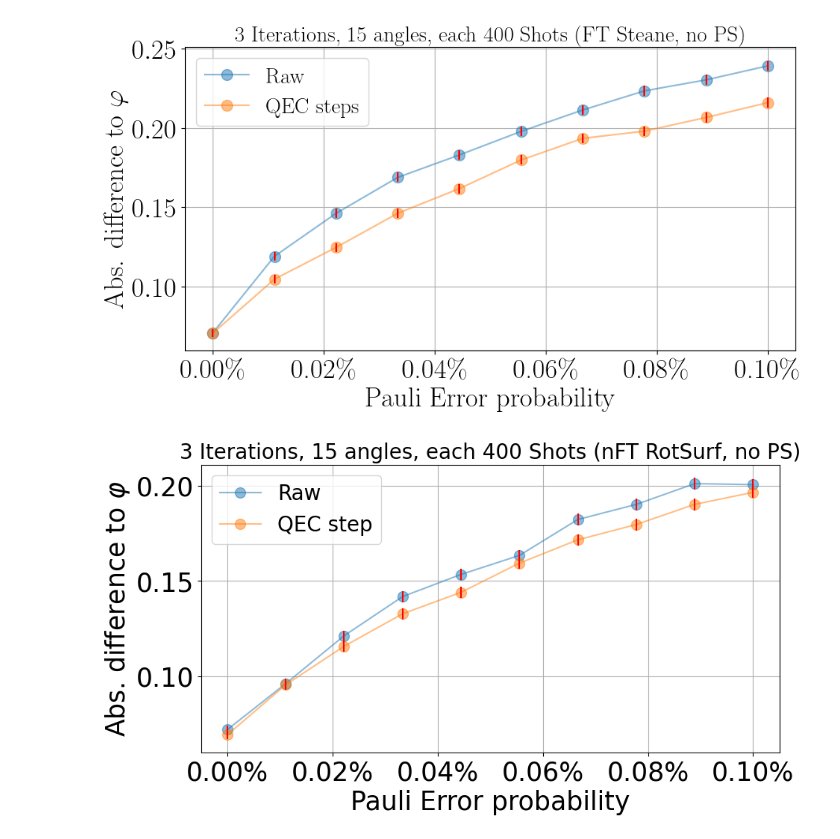
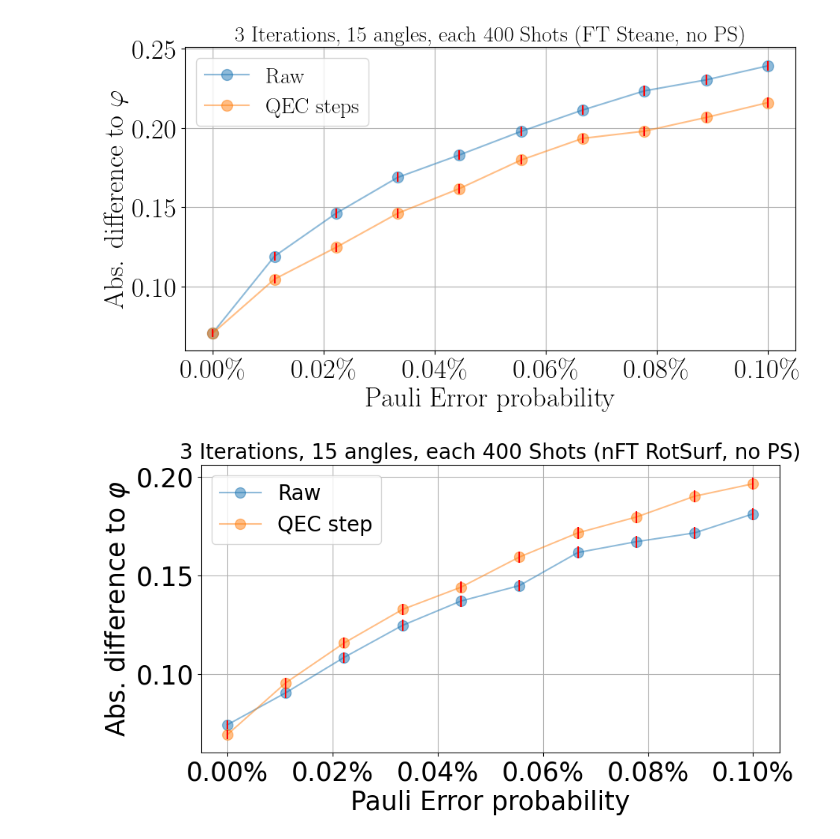
Before and after one commit to RicemanBoy/iqpe, a Jupyter notebook: FT Steane Code.ipynb, the cells around one changed output. Cells and saved outputs as stored; diff of their text form; code cells hidden in the pictures.

```diff
--- a/FT Steane Code.ipynb
+++ b/FT Steane Code.ipynb
@@ -176,28 +176,28 @@ plt.show()
 # %% [output]
 [figure]
 # %%
-p, y, err = np.loadtxt("HPC/text/SteaneNonFT_noqec.txt", delimiter = ",")
+p, y, err = np.loadtxt("HPC/text/nFTSteane_PS.txt", delimiter = ",")
 p1, y1, _ = np.loadtxt("HPC/text/SteaneNonFT_qec.txt", delimiter = ",")
 
 shots=6000
 
 err = [np.sqrt((i-i**2)/shots) for i in err]
 
 fig, ax1 = plt.subplots(figsize=(10,5))
 ax1.xaxis.set_major_formatter(ticker.PercentFormatter(xmax=1, decimals = 2))
 
 ax1.plot(p,y, label="Raw", marker = ".",markersize = 20, alpha = 0.5)
 ax1.plot(p1,y1, label="QEC step", marker = ".",markersize = 20, alpha = 0.5)
 ax1.errorbar(p, y, yerr=err, ecolor="red", linestyle="")
 ax1.errorbar(p1, y1, yerr=err, ecolor="red", linestyle="")
 
 ax1.set_title(r"3 Iterations, 15 angles, each {} Shots (nFT RotSurf, no PS)".format(int(shots/15)), fontsize=20)
 ax1.set_xlabel("Pauli Error probability", fontsize=25)
 ax1.set_ylabel(r"Abs. difference to $\varphi$", fontsize=25)
 ax1.tick_params(axis='both', which='major', labelsize=25)
 ax1.grid()
 ax1.legend(fontsize=20)
 #plt.tight_layout()
 plt.show()
 # %% [output]
-[figure, old version]
+[figure, new version]
```
Also changed, not shown: 3 other files.
